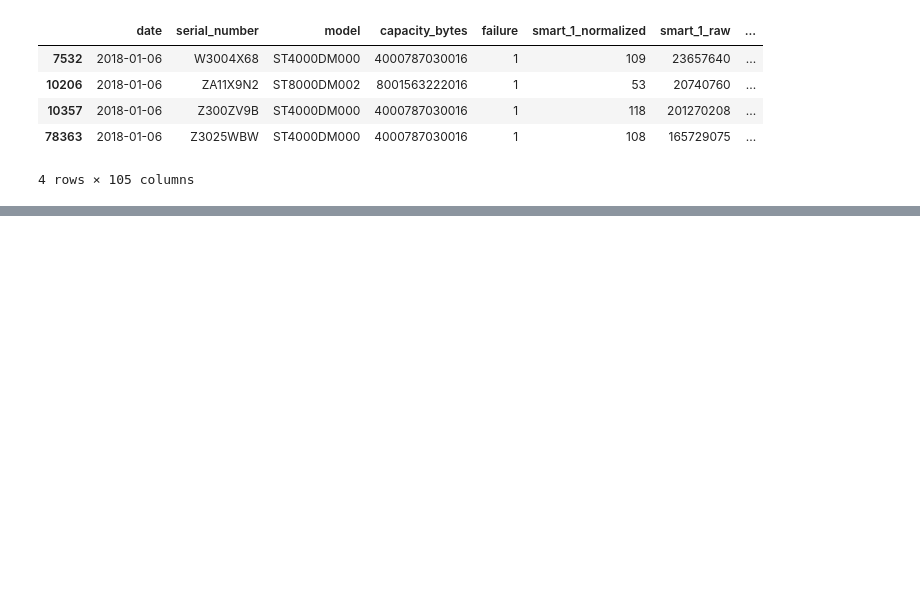
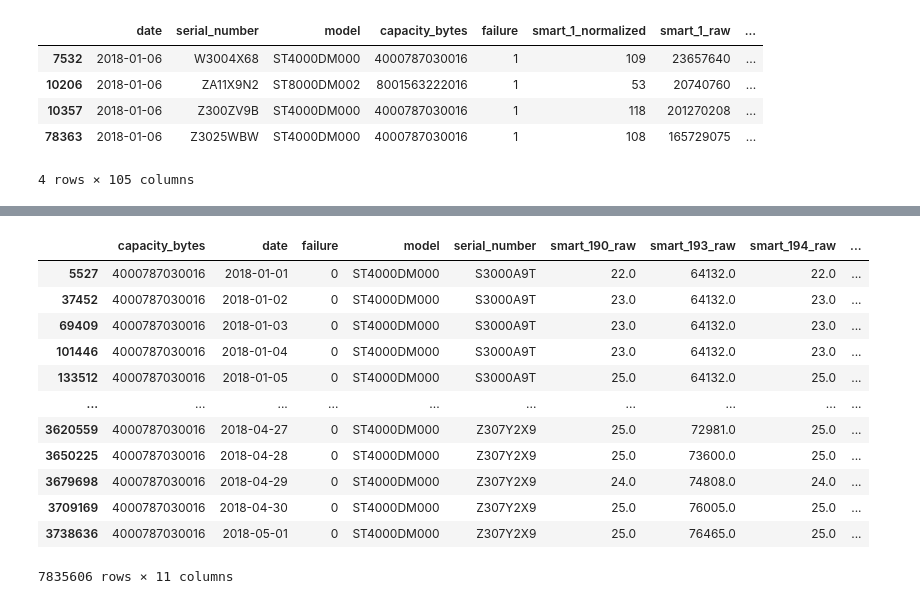
Before and after one commit to hj611/MyItem, a Jupyter notebook: diskfailure/blackblaze/test2.ipynb, the cells around one changed output, grey strips where cells are left out. Saved outputs shown, nothing was run; the diff lists cells and outputs as text; code cells hidden in the pictures; blank space fills up the shorter version.

```diff
--- a/diskfailure/blackblaze/test2.ipynb
+++ b/diskfailure/blackblaze/test2.ipynb
@@ -60,0 +505,18 @@ for i in range(5, len(data)):
+# %%
+data = pd.read_hdf('E:/data/final_BlackBlaze_Q1_Q2_Q3.h5')
+# %%
+data
+# %% [output]
+|  | capacity_bytes | date | failure | model | serial_number | smart_190_raw | smart_193_raw | smart_194_raw | ... |
+| 5527 | 4000787030016 | 2018-01-01 | 0 | ST4000DM000 | S3000A9T | 22.0 | 64132.0 | 22.0 | ... |
+| 37452 | 4000787030016 | 2018-01-02 | 0 | ST4000DM000 | S3000A9T | 23.0 | 64132.0 | 23.0 | ... |
+| 69409 | 4000787030016 | 2018-01-03 | 0 | ST4000DM000 | S3000A9T | 23.0 | 64132.0 | 23.0 | ... |
+| 101446 | 4000787030016 | 2018-01-04 | 0 | ST4000DM000 | S3000A9T | 23.0 | 64132.0 | 23.0 | ... |
+| 133512 | 4000787030016 | 2018-01-05 | 0 | ST4000DM000 | S3000A9T | 25.0 | 64132.0 | 25.0 | ... |
+| ... | ... | ... | ... | ... | ... | ... | ... | ... | ... |
+| 3620559 | 4000787030016 | 2018-04-27 | 0 | ST4000DM000 | Z307Y2X9 | 25.0 | 72981.0 | 25.0 | ... |
+| 3650225 | 4000787030016 | 2018-04-28 | 0 | ST4000DM000 | Z307Y2X9 | 25.0 | 73600.0 | 25.0 | ... |
+| 3679698 | 4000787030016 | 2018-04-29 | 0 | ST4000DM000 | Z307Y2X9 | 24.0 | 74808.0 | 24.0 | ... |
+| 3709169 | 4000787030016 | 2018-04-30 | 0 | ST4000DM000 | Z307Y2X9 | 25.0 | 76005.0 | 25.0 | ... |
+| 3738636 | 4000787030016 | 2018-05-01 | 0 | ST4000DM000 | Z307Y2X9 | 25.0 | 76465.0 | 25.0 | ... |
+7835606 rows × 11 columns
```
Also changed, not shown: parts of 77 cells of this notebook, 21 other files.
